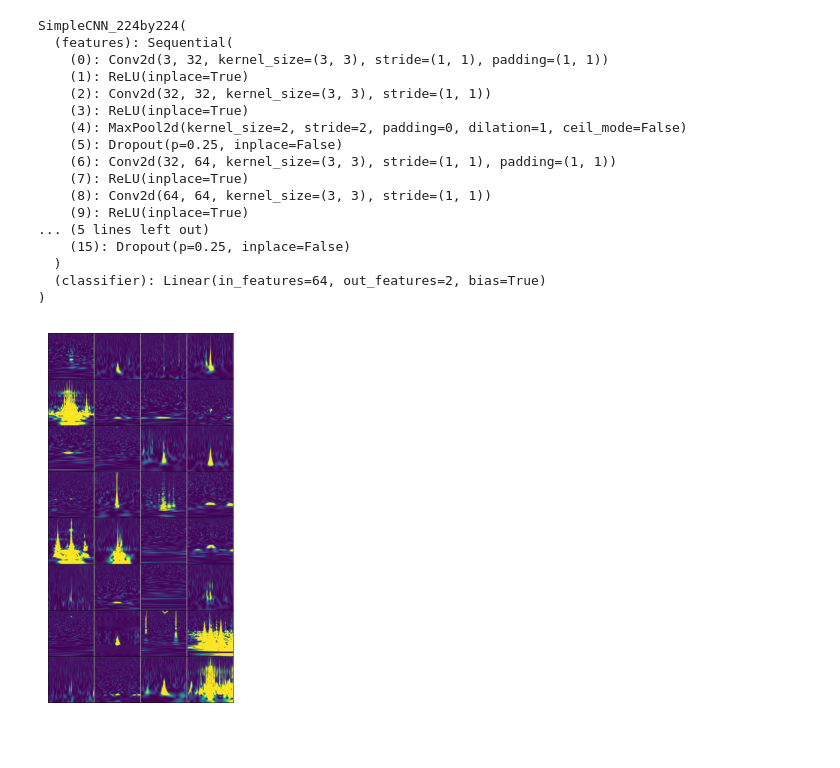
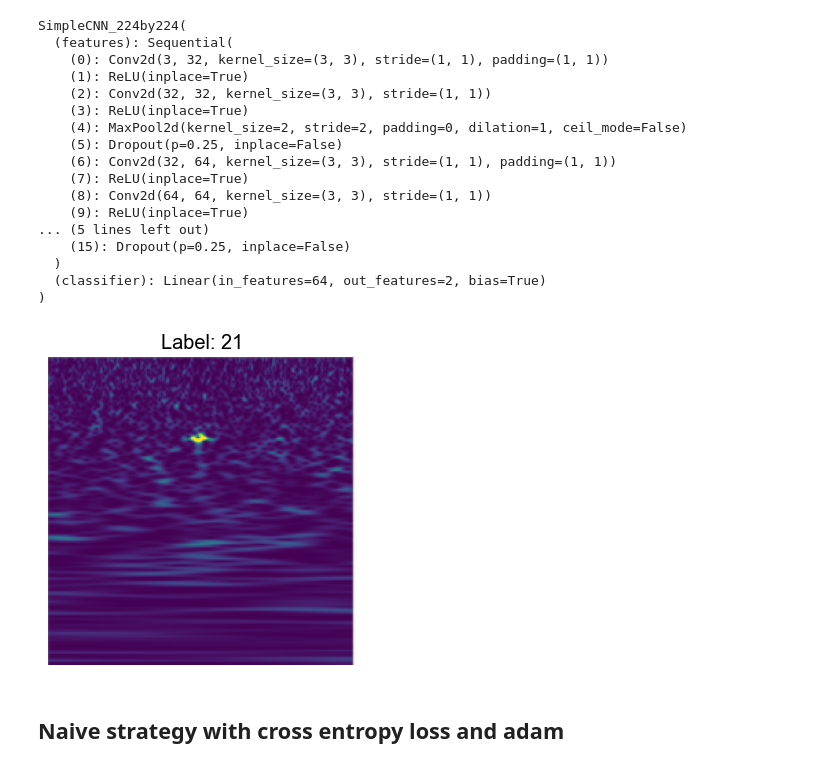
Before and after one commit to brianbaert/MscThesis, a Jupyter notebook: MscThesis_Playground.ipynb, the cells around one changed output. Cells and saved outputs as stored; diff of their text form; code cells hidden in the pictures; blank space fills up the shorter version.

```diff
--- a/MscThesis_Playground.ipynb
+++ b/MscThesis_Playground.ipynb
@@ -114,5 +72,5 @@ transformAV_224 = transforms.Compose([
 # %%
 number_of_workers = mp.cpu_count()
-number_of_workers = int(number_of_workers)
+number_of_workers = int(number_of_workers/2)
 print(number_of_workers)
 # %% [output]
@@ -349,47 +329,3 @@ SimpleCNN_224by224(
   )
   (classifier): Linear(in_features=64, out_features=2, bias=True)
 )
-# %%
-train_set = my_dataloaders.GravitySpy_dataset(root=train_dir2, cls=classes, transform=transformAV_224_Crop)
-val_set = my_dataloaders.GravitySpy_dataset(root=val_dir, cls=classes, transform=transformAV_224)
-test_set = my_dataloaders.GravitySpy_dataset(root=test_dir, cls=classes, transform=transformAV_224)
-
-#train_set = my_dataloaders.GravitySpy_1_0_dataset(root=train_dir, cls=classes, transform=transformAV2)
-#val_set = my_dataloaders.GravitySpy_1_0_dataset(root=val_dir, cls=classes, transform=transformAV)
-#test_set = my_dataloaders.GravitySpy_1_0_dataset(root=test_dir, cls=classes, transform=transformAV)
-
-#train_set = my_dataloaders.GravitySpy_0_5_dataset(root=train_dir, cls=classes, transform=transformAV)
-#val_set = my_dataloaders.GravitySpy_0_5_dataset(root=val_dir, cls=classes, transform=transformAV)
-#test_set = my_dataloaders.GravitySpy_0_5_dataset(root=test_dir, cls=classes, transform=transformAV)
-
-#train_set = my_dataloaders.GravitySpy_1_0_dataset(root=train_dir, cls=classes, transform=transformAV_AR1)
-#val_set = my_dataloaders.GravitySpy_1_0_dataset(root=val_dir, cls=classes, transform=transformAV_AR1)
-#test_set = my_dataloaders.GravitySpy_1_0_dataset(root=test_dir, cls=classes, transform=transformAV_AR1)
-
-train_set_av = AvalancheDataset(train_set)
-train_loader_av = torch.utils.data.DataLoader(train_set, batch_size=32, shuffle=True, num_workers=number_of_workers)
-
-val_set_av = AvalancheDataset(val_set)
-val_loader_av = torch.utils.data.DataLoader(val_set, batch_size=16, shuffle=True, num_workers=number_of_workers)
-
-test_set_av = AvalancheDataset(test_set)
-test_loader_av = torch.utils.data.DataLoader(test_set, batch_size=1, shuffle=True)
-
-train_set_av.targets = train_set.labels
-test_set_av.targets = test_set.labels
-val_set_av.targets = val_set.labels
-
-train_set_av.uniques = list(set(train_set.labels))
-test_set_av.uniques = list(set(test_set.labels))
-val_set_av.uniques = list(set(val_set.labels))
-# %%
-for batch in train_loader_av:
-    images, labels = batch
-    grid = torchvision.utils.make_grid(images, nrow=4, padding=2, normalize=True)
-    grid_np = grid.numpy().transpose((1,2,0))
-    plt.imshow(grid_np)
-    plt.axis('off')
-    plt.show()
-    break
-# %% [output]
-[figure, removed]
@@ -424,0 +334,6 @@ criterion = CrossEntropyLoss(label_smoothing=0.2)
+# %%
+my_utils.plot_first_image(train_loader_av)
+# %% [output]
+[figure, added]
+# %% [markdown]
+## Naive strategy with cross entropy loss and adam
```
Also changed, not shown: parts of 26 cells of this notebook, 1 other file.
